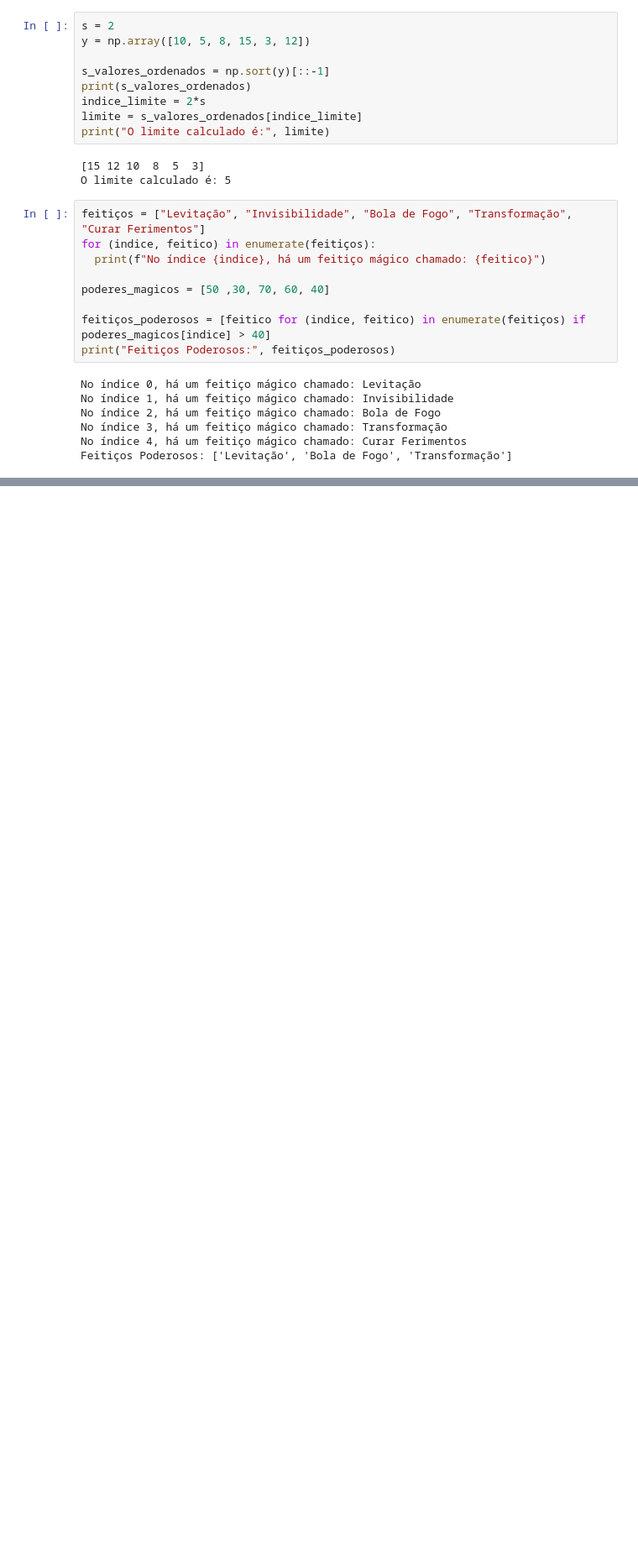
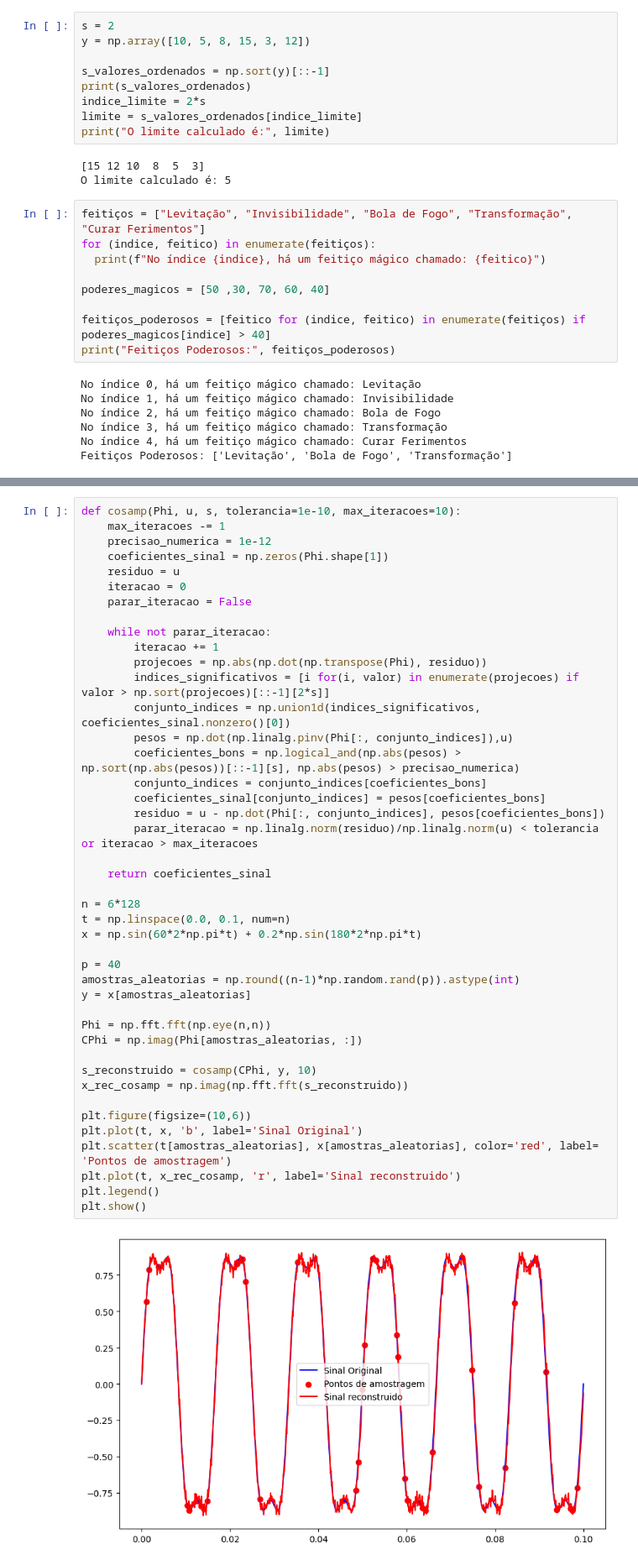
Before and after one commit to AugustoBonifacio001/AugustoBonifacio001, a Jupyter notebook: exercicio_cosamp.ipynb, the cells around one changed output, grey strips where cells are left out. Shown at 84% size. Saved outputs shown, nothing was run; the diff lists cells and outputs as text; blank space fills up the shorter version.

```diff
--- a/exercicio_cosamp.ipynb
+++ b/exercicio_cosamp.ipynb
@@ -272,0 +276,45 @@ Feitiços Poderosos: ['Levitação', 'Bola de Fogo', 'Transformação']
+# %%
+def cosamp(Phi, u, s, tolerancia=1e-10, max_iteracoes=10):
+    max_iteracoes -= 1
+    precisao_numerica = 1e-12
+    coeficientes_sinal = np.zeros(Phi.shape[1])
+    residuo = u
+    iteracao = 0
+    parar_iteracao = False
+
+    while not parar_iteracao:
+        iteracao += 1
+        projecoes = np.abs(np.dot(np.transpose(Phi), residuo))
+        indices_significativos = [i for(i, valor) in enumerate(projecoes) if valor > np.sort(projecoes)[::-1][2*s]]
+        conjunto_indices = np.union1d(indices_significativos, coeficientes_sinal.nonzero()[0])
+        pesos = np.dot(np.linalg.pinv(Phi[:, conjunto_indices]),u)
+        coeficientes_bons = np.logical_and(np.abs(pesos) > np.sort(np.abs(pesos))[::-1][s], np.abs(pesos) > precisao_numerica)
+        conjunto_indices = conjunto_indices[coeficientes_bons]
+        coeficientes_sinal[conjunto_indices] = pesos[coeficientes_bons]
+        residuo = u - np.dot(Phi[:, conjunto_indices], pesos[coeficientes_bons])
+        parar_iteracao = np.linalg.norm(residuo)/np.linalg.norm(u) < tolerancia or iteracao > max_iteracoes
+
+    return coeficientes_sinal
+
+n = 6*128
+t = np.linspace(0.0, 0.1, num=n)
+x = np.sin(60*2*np.pi*t) + 0.2*np.sin(180*2*np.pi*t)
+
+p = 40
+amostras_aleatorias = np.round((n-1)*np.random.rand(p)).astype(int)
+y = x[amostras_aleatorias]
+
+Phi = np.fft.fft(np.eye(n,n))
+CPhi = np.imag(Phi[amostras_aleatorias, :])
+
+s_reconstruido = cosamp(CPhi, y, 10)
+x_rec_cosamp = np.imag(np.fft.fft(s_reconstruido))
+
+plt.figure(figsize=(10,6))
+plt.plot(t, x, 'b', label='Sinal Original')
+plt.scatter(t[amostras_aleatorias], x[amostras_aleatorias], color='red', label= 'Pontos de amostragem')
+plt.plot(t, x_rec_cosamp, 'r', label='Sinal reconstruido')
+plt.legend()
+plt.show()
+# %% [output]
+[figure, added]
```
Also changed, not shown: parts of 5 cells of this notebook.
